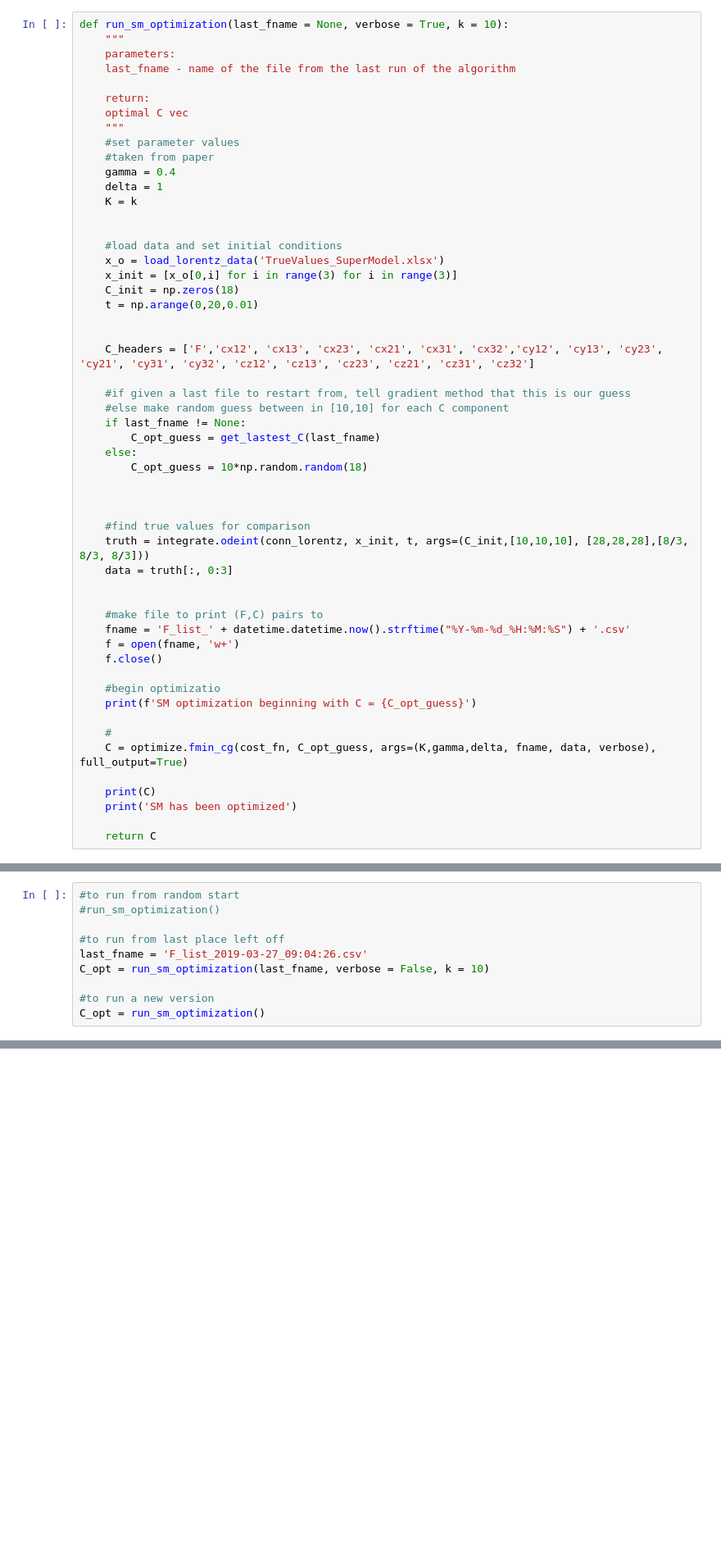
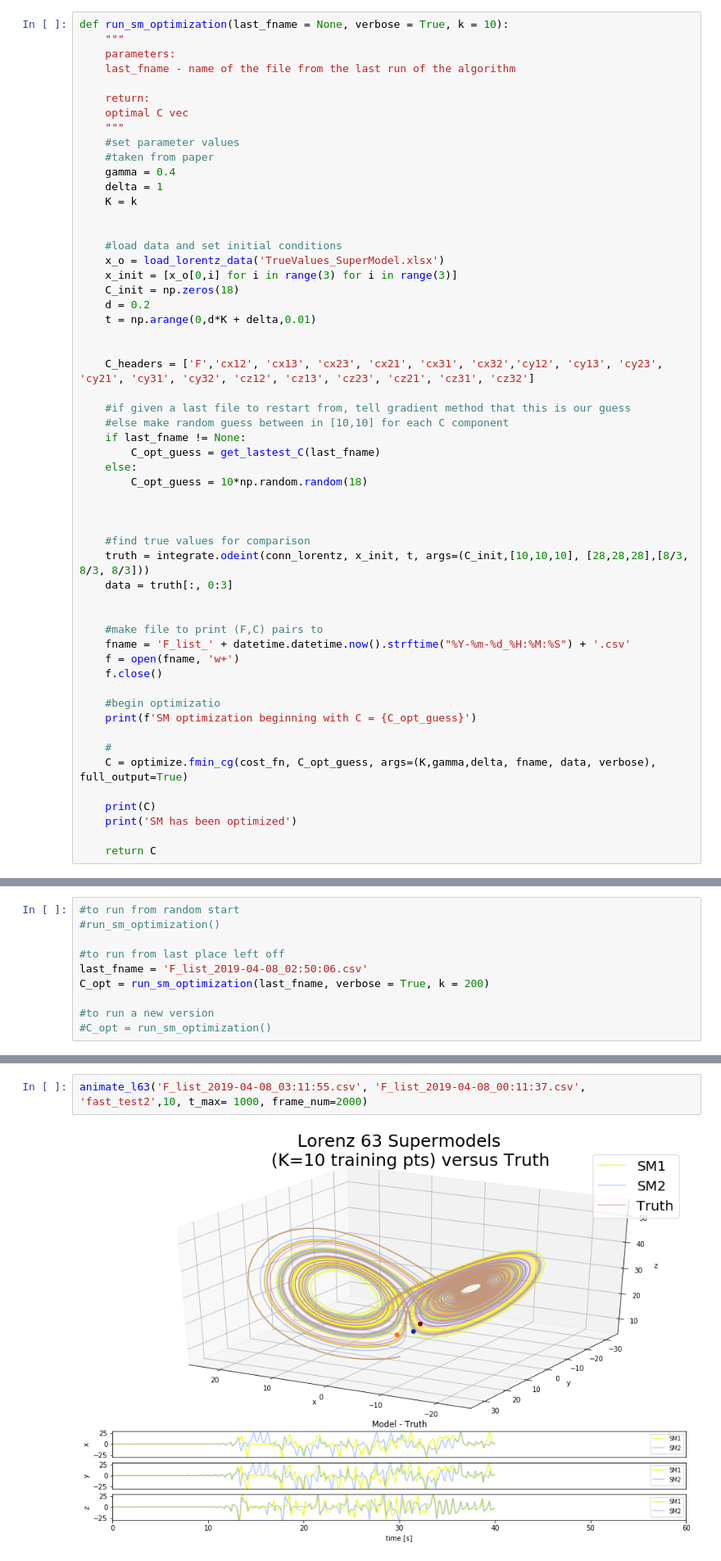
Before and after one commit to alexstoken/math485supermodels, a Jupyter notebook: find_min_C.ipynb, the cells around one changed output, grey strips where cells are left out. Shown: that part at 82% size. Cells and saved outputs as stored; diff of their text form; blank space fills up the shorter version.

```diff
--- a/find_min_C.ipynb
+++ b/find_min_C.ipynb
@@ -204,7 +220,8 @@ def run_sm_optimization(last_fname = None, verbose = True, k = 10):
     x_o = load_lorentz_data('TrueValues_SuperModel.xlsx')
     x_init = [x_o[0,i] for i in range(3) for i in range(3)]
     C_init = np.zeros(18)
-    t = np.arange(0,20,0.01)
+    d = 0.2
+    t = np.arange(0,d*K + delta,0.01)
 
 
     C_headers = ['F','cx12', 'cx13', 'cx23', 'cx21', 'cx31', 'cx32','cy12', 'cy13', 'cy23', 'cy21', 'cy31', 'cy32', 'cz12', 'cz13', 'cz23', 'cz21', 'cz31', 'cz32']
@@ -252,9 +272,9 @@ def run_sm_optimization(last_fname = None, verbose = True, k = 10):
 #run_sm_optimization()
 
 #to run from last place left off
-last_fname = 'F_list_2019-03-27_09:04:26.csv'
-C_opt = run_sm_optimization(last_fname, verbose = False, k = 10)
+last_fname = 'F_list_2019-04-08_02:50:06.csv'
+C_opt = run_sm_optimization(last_fname, verbose = True, k = 200)
 
 #to run a new version
-C_opt = run_sm_optimization()
+#C_opt = run_sm_optimization()
 # %% [output]
@@ -427,3 +457,7 @@ animate_l63('F_list_2019-03-24_10:58:12.csv', 'F_list_2019-03-16_22:02:39.csv',
+# %%
+animate_l63('F_list_2019-04-08_03:11:55.csv', 'F_list_2019-04-08_00:11:37.csv', 'fast_test2',10, t_max= 1000, frame_num=2000)
+# %% [output]
+[figure, added]
 # %% [markdown]
 ## F vs C Plots
 # %%
```
Also changed, not shown: parts of 10 cells of this notebook, 34 other files.
